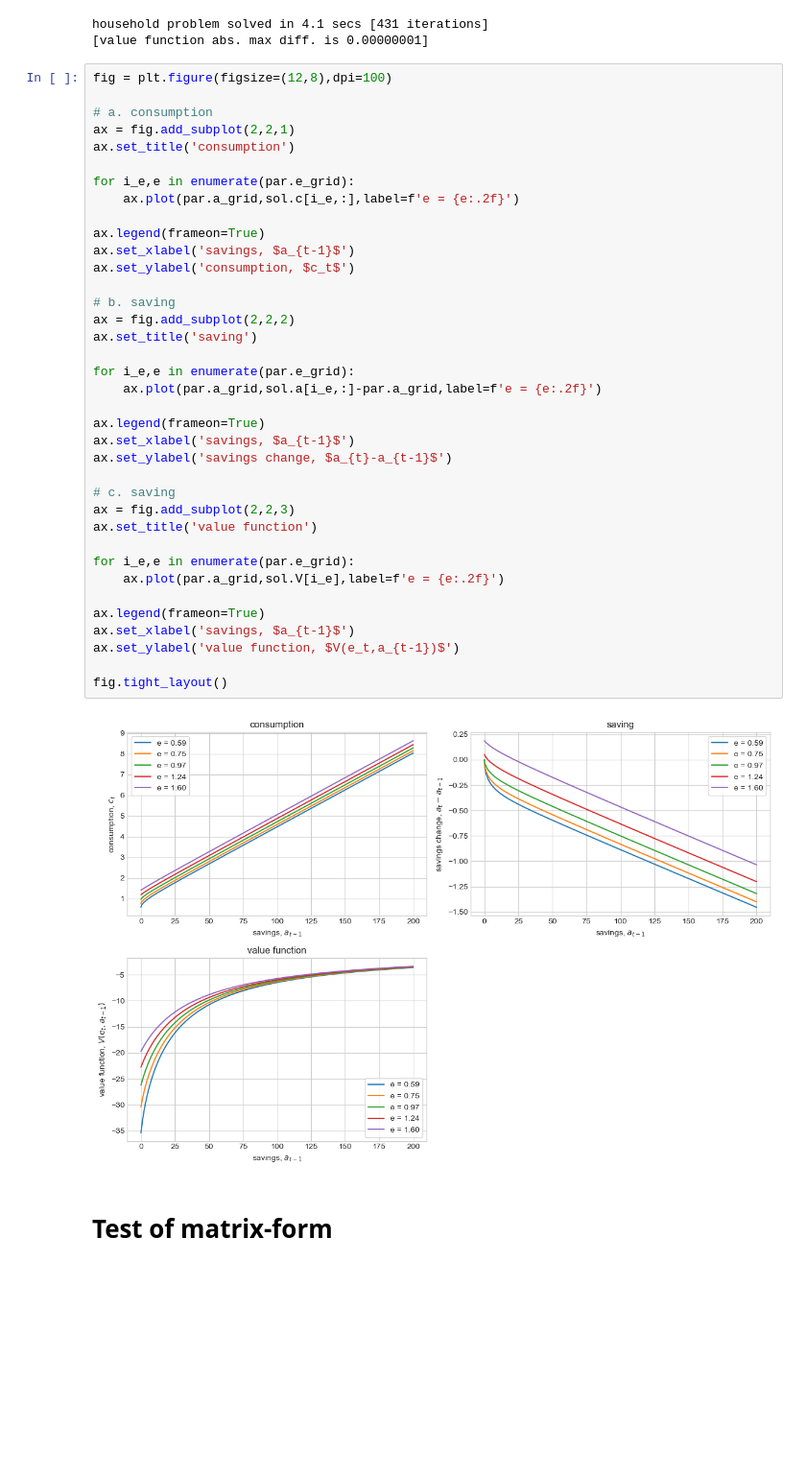
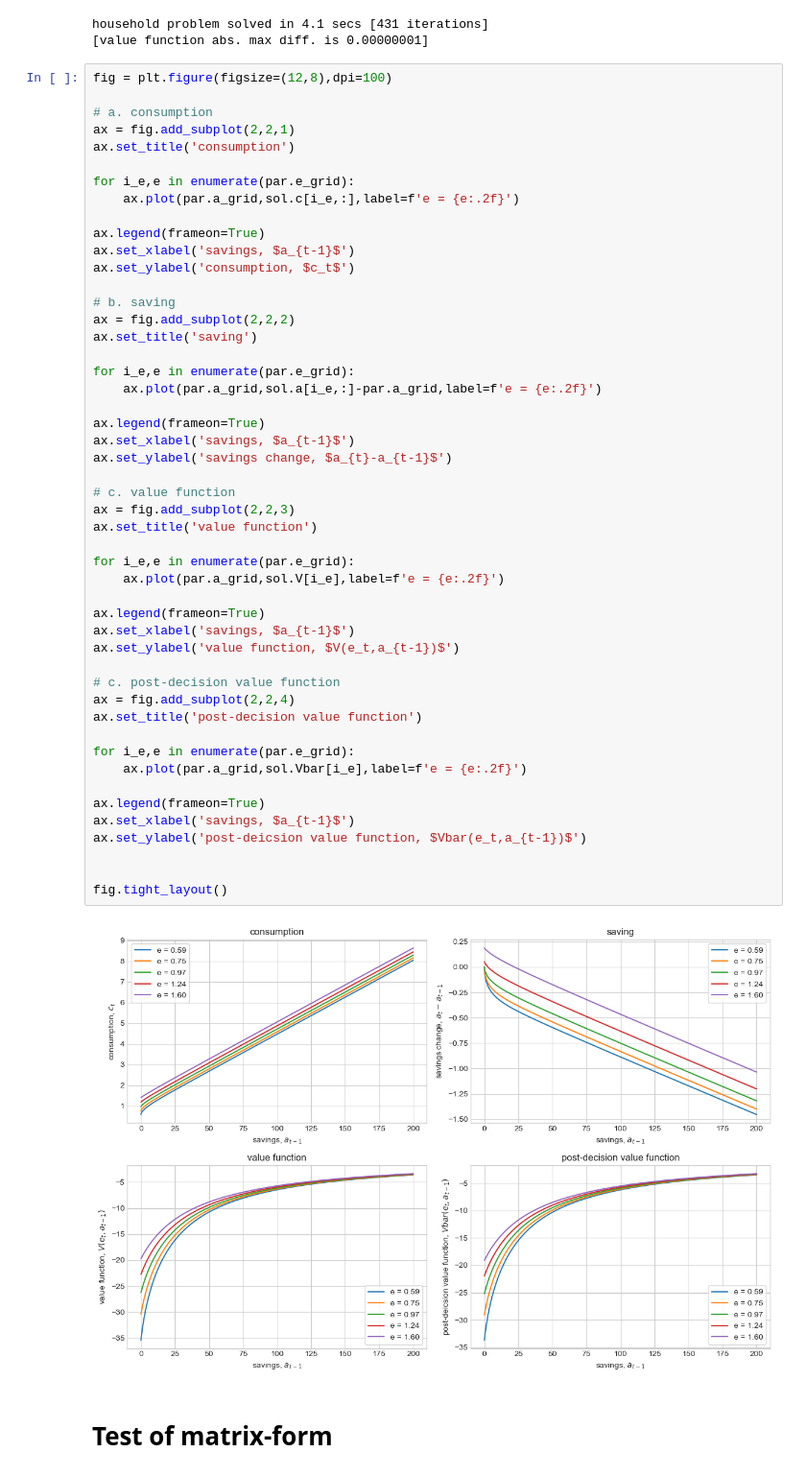
Before and after one commit to JeppeDruedahl/GE_with_matrices, a Jupyter notebook: General Equilibrium.ipynb, the cells around one changed output. Shown at 96% size. Saved outputs shown, nothing was run; the diff lists cells and outputs as text; blank space fills up the shorter version.

Commit message:
Added Vbar

```diff
--- a/General Equilibrium.ipynb
+++ b/General Equilibrium.ipynb
@@ -69,35 +69,47 @@ ax.set_title('consumption')
 for i_e,e in enumerate(par.e_grid):
     ax.plot(par.a_grid,sol.c[i_e,:],label=f'e = {e:.2f}')
 
 ax.legend(frameon=True)
 ax.set_xlabel('savings, $a_{t-1}$')
 ax.set_ylabel('consumption, $c_t$')
 
 # b. saving
 ax = fig.add_subplot(2,2,2)
 ax.set_title('saving')
 
 for i_e,e in enumerate(par.e_grid):
     ax.plot(par.a_grid,sol.a[i_e,:]-par.a_grid,label=f'e = {e:.2f}')
 
 ax.legend(frameon=True)
 ax.set_xlabel('savings, $a_{t-1}$')
 ax.set_ylabel('savings change, $a_{t}-a_{t-1}$')
 
-# c. saving
+# c. value function
 ax = fig.add_subplot(2,2,3)
 ax.set_title('value function')
 
 for i_e,e in enumerate(par.e_grid):
     ax.plot(par.a_grid,sol.V[i_e],label=f'e = {e:.2f}')
 
 ax.legend(frameon=True)
 ax.set_xlabel('savings, $a_{t-1}$')
 ax.set_ylabel('value function, $V(e_t,a_{t-1})$')
 
+# c. post-decision value function
+ax = fig.add_subplot(2,2,4)
+ax.set_title('post-decision value function')
+
+for i_e,e in enumerate(par.e_grid):
+    ax.plot(par.a_grid,sol.Vbar[i_e],label=f'e = {e:.2f}')
+
+ax.legend(frameon=True)
+ax.set_xlabel('savings, $a_{t-1}$')
+ax.set_ylabel('post-deicsion value function, $Vbar(e_t,a_{t-1})$')
+
+
 fig.tight_layout()
 # %% [output]
-[figure, old version]
+[figure, new version]
 # %% [markdown]
 # Test of matrix-form
 # %% [markdown]
```
Also changed, not shown: parts of 5 cells of this notebook, 1 other file.
